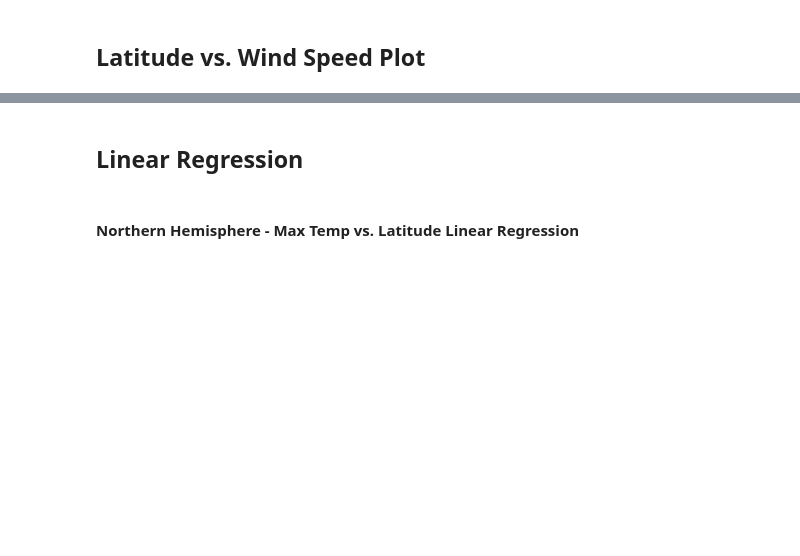
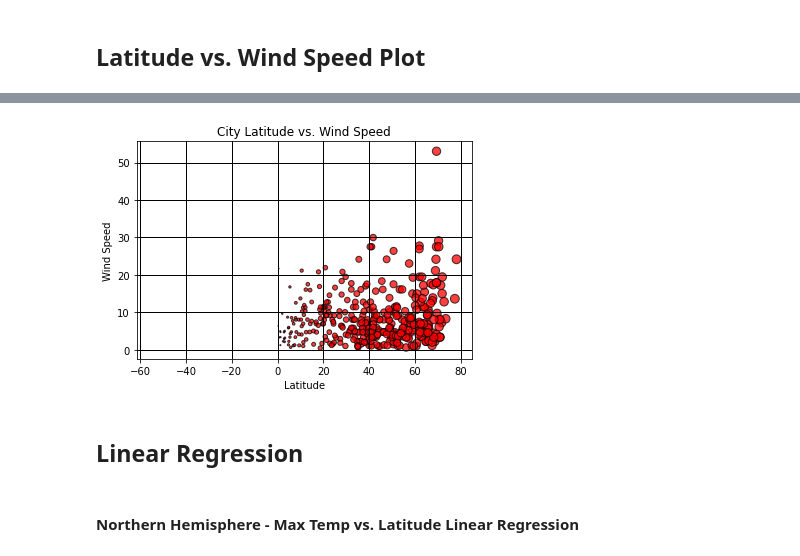
Before and after one commit to JMazick/python-api-challenge, a Jupyter notebook: WeatherPy/WeatherPy.ipynb, the cells around one changed output, grey strips where cells are left out. Saved outputs shown, nothing was run; the diff lists cells and outputs as text; code cells hidden in the pictures; blank space fills up the shorter version.

```diff
--- a/WeatherPy/WeatherPy.ipynb
+++ b/WeatherPy/WeatherPy.ipynb
@@ -185,3 +260,15 @@ Int64Index([], dtype='int64')
+# %%
+city_windspeed = city_data['Wind Speed']
+plt.scatter(city_latitude, city_windspeed, marker='o', facecolors="red", edgecolors="black",
+            s=city_latitude, alpha=0.75)
+plt.title("City Latitude vs. Wind Speed")
+plt.xlabel("Latitude")
+plt.ylabel("Wind Speed")
+plt.grid(axis='both', color='black', linestyle='-', linewidth=1)
+plt.savefig("../Images/city_latitude_vs_wind_speed.png")
+print("The plot show that as latitude increases, wind speed also increases, therefore they are directly proportional.")
+# %% [output]
+[figure, added]
 # %% [markdown]
 ## Linear Regression
 # %% [markdown]
```
Also changed, not shown: parts of 35 cells of this notebook, 13 other files.
